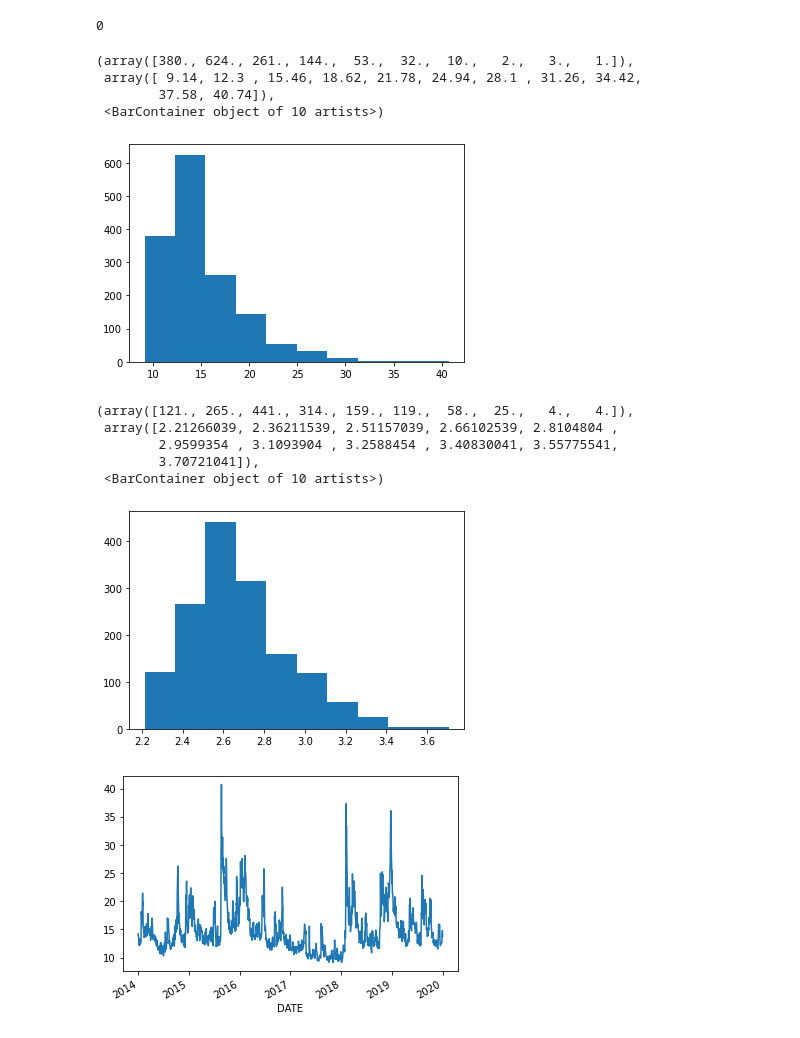
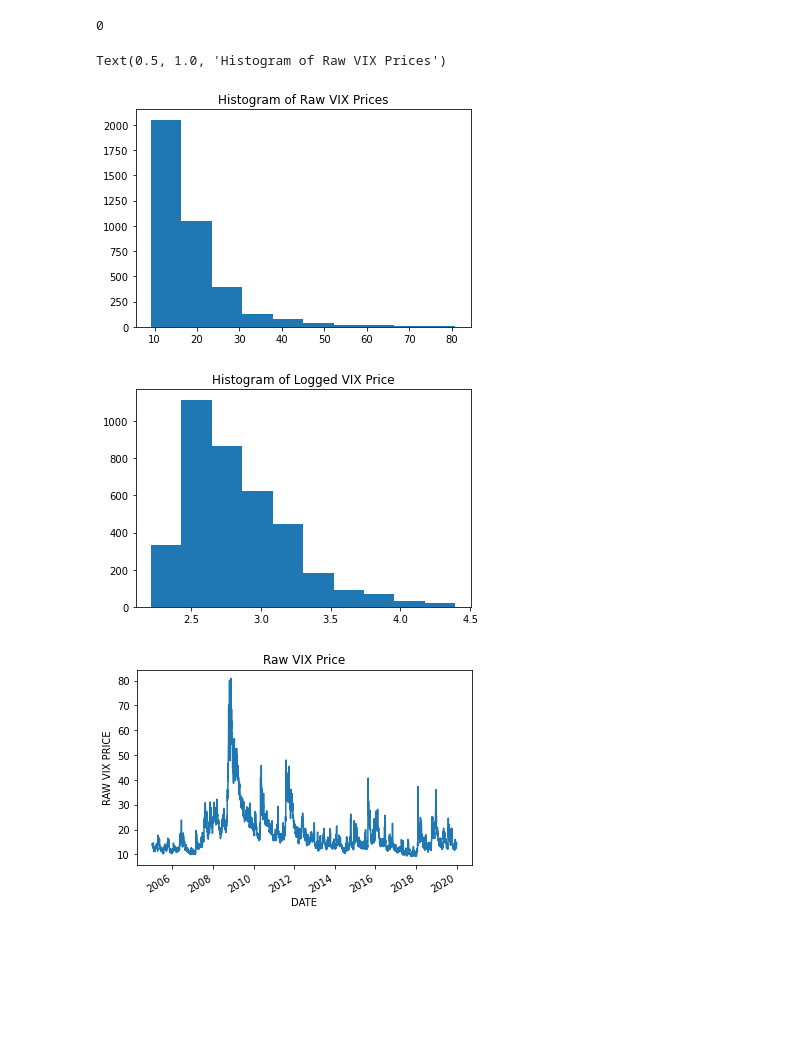
Before and after one commit to carolinepie/udacity_ml_capstone, a Jupyter notebook: capstone_data/data_exploration.ipynb, the cells around one changed output. Cells and saved outputs as stored; diff of their text form; code cells hidden in the pictures; blank space fills up the shorter version.

```diff
--- a/capstone_data/data_exploration.ipynb
+++ b/capstone_data/data_exploration.ipynb
@@ -15,7 +15,7 @@ from statsmodels.graphics.tsaplots import plot_acf, plot_pacf
 vix_raw = pd.read_csv("VIX_History.csv", index_col = 0)
 vix_raw.index = pd.to_datetime(vix_raw.index)
 # we want to predict close price
-vix_raw = vix_raw[(vix_raw.index.year > 2013) & (vix_raw.index.year < 2020)]['CLOSE']
+vix_raw = vix_raw[(vix_raw.index.year > 2004) & (vix_raw.index.year < 2020)]['CLOSE']
 vix_log = np.log(vix_raw)
 # since VIX is an index calculated by CBOE,
 # this csv (from CBOE) contains all values of VIX and there is no need to backfill
@@ -27,28 +27,25 @@ print(vix_raw.isnull().sum())
 # %%
 # confirm that raw VIX is heavily skewed to the right -  tail on the right
 plt.hist(vix_raw)
+plt.title('Histogram of Raw VIX Prices')
 # %% [output]
-(array([380., 624., 261., 144.,  53.,  32.,  10.,   2.,   3.,   1.]),
- array([ 9.14, 12.3 , 15.46, 18.62, 21.78, 24.94, 28.1 , 31.26, 34.42,
-        37.58, 40.74]),
- <BarContainer object of 10 artists>)
+Text(0.5, 1.0, 'Histogram of Raw VIX Prices')
-[figure, old version]
+[figure, new version]
 # %%
 # confirm that log VIX is normally distributed
 plt.hist(vix_log)
+plt.title('Histogram of Logged VIX Price')
+plt.show()
 # %% [output]
-(array([121., 265., 441., 314., 159., 119.,  58.,  25.,   4.,   4.]),
- array([2.21266039, 2.36211539, 2.51157039, 2.66102539, 2.8104804 ,
-        2.9599354 , 3.1093904 , 3.2588454 , 3.40830041, 3.55775541,
-        3.70721041]),
- <BarContainer object of 10 artists>)
-[figure, old version]
+[figure, new version]
 # %%
 # contrast with raw VIX
 vix_raw.plot()
+plt.ylabel('RAW VIX PRICE')
+plt.title('Raw VIX Price')
 plt.show()
 # %% [output]
-[figure, old version]
+[figure, new version]
 # %%
 # confirm log VIX is a stationary time series (plot and look for trend and seasonality)
 vix_log.plot()
```
Also changed, not shown: parts of 5 cells of this notebook, 5 other files.
